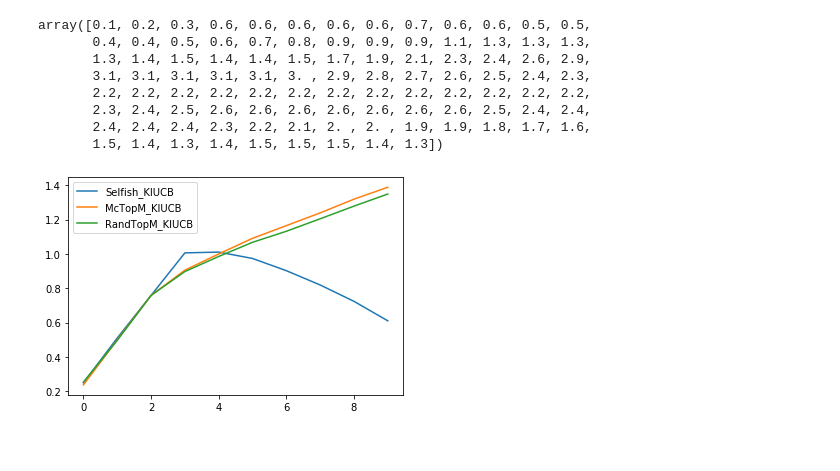
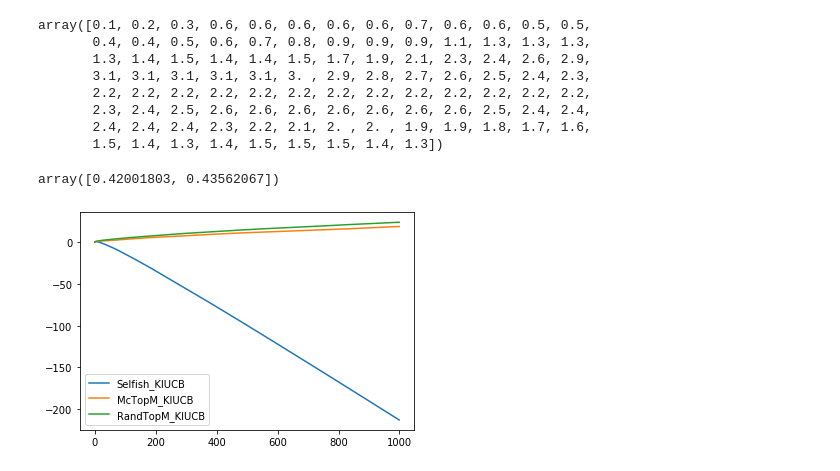
Before and after one commit to juliennonin/multiplayer-bandits, a Jupyter notebook: multiBanditNotebook.ipynb, the cells around one changed output. Drawn from its saved outputs; the diff is of its cells as text; code cells hidden in the pictures.

```diff
--- a/multiBanditNotebook.ipynb
+++ b/multiBanditNotebook.ipynb
@@ -29,13 +29,18 @@ array([0.1, 0.2, 0.3, 0.6, 0.6, 0.6, 0.6, 0.6, 0.7, 0.6, 0.6, 0.5, 0.5,
        2.3, 2.4, 2.5, 2.6, 2.6, 2.6, 2.6, 2.6, 2.6, 2.6, 2.5, 2.4, 2.4,
        2.4, 2.4, 2.4, 2.3, 2.2, 2.1, 2. , 2. , 1.9, 1.9, 1.8, 1.7, 1.6,
        1.5, 1.4, 1.3, 1.4, 1.5, 1.5, 1.5, 1.4, 1.3])
+# %%
+r=np.random.uniform(0,1,(2,5))
+np.mean(r,axis=1)
+# %% [output]
+array([0.42001803, 0.43562067])
 # %%
 nb_arms=3
 nb_players=2
-n_random_arm=5000
-max_time=10
+n_random_arm=500
+max_time=1000
 strategies=[PlayerSelfish,PlayerMcTop,PlayerRandTop]
 policy=KlUCBPolicy
 run_experiments(n_random_arm,nb_arms,strategies,policy,nb_players,max_time)
 # %% [output]
-[figure, old version]
+[figure, new version]
```
